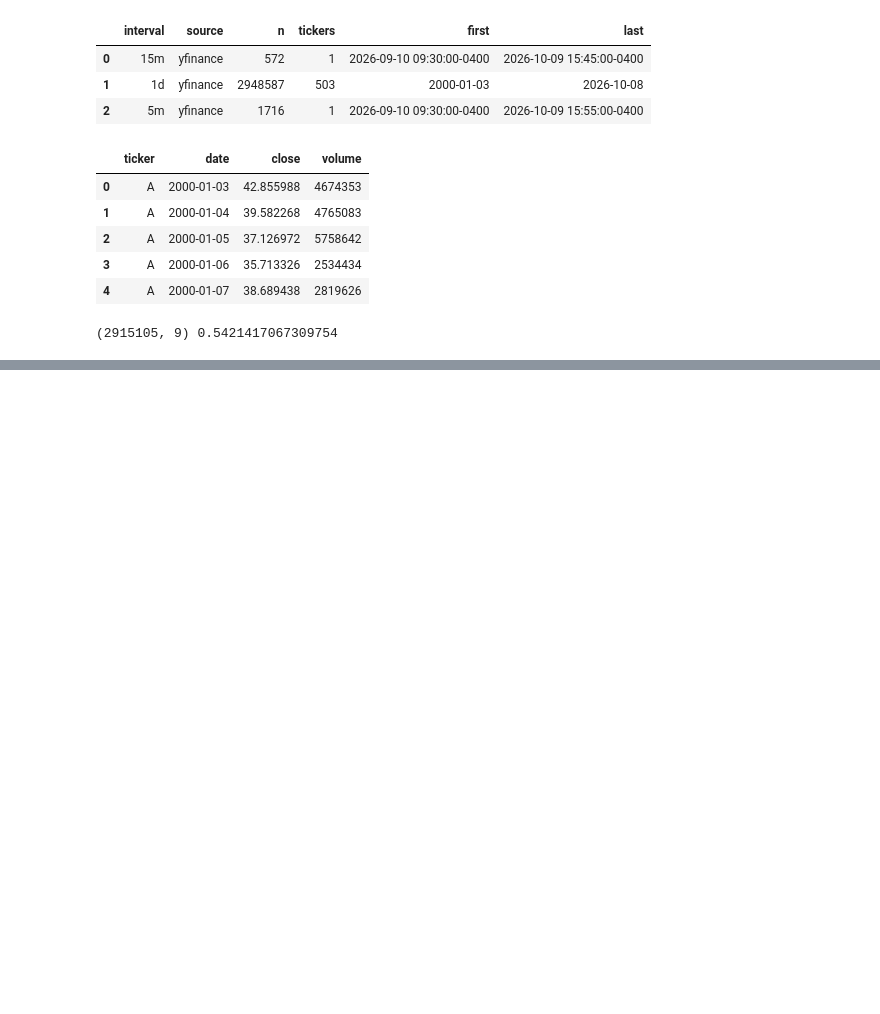
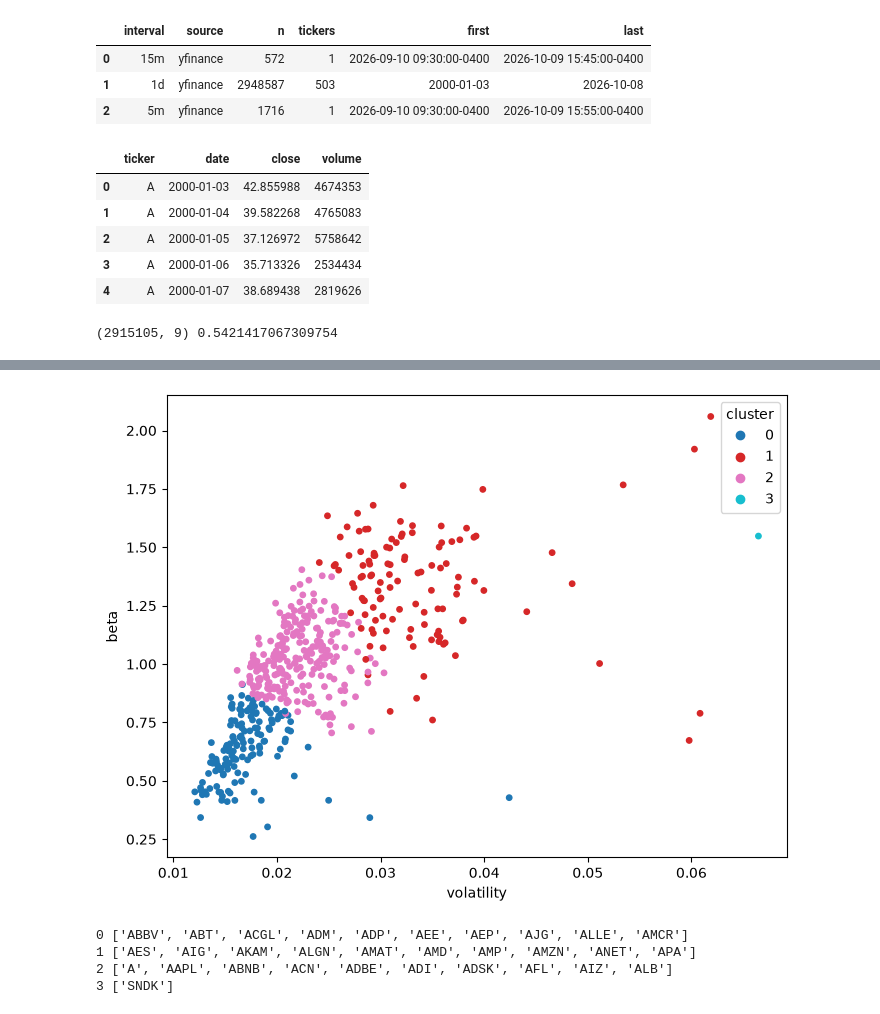
Before and after one commit to mpatelgr/finance-data-pipeline, a Jupyter notebook: notebooks/01_scikit_test.ipynb, the cells around one changed output, grey strips where cells are left out. Drawn from its saved outputs; the diff is of its cells as text; code cells hidden in the pictures; blank space fills up the shorter version.

Commit message:
tested sklearn kmeans

```diff
--- a/notebooks/01_scikit_test.ipynb
+++ b/notebooks/01_scikit_test.ipynb
@@ -202,0 +252,27 @@ dtype: float64
+# %%
+from sklearn.cluster import KMeans
+from sklearn.preprocessing import StandardScaler
+
+
+def cluster_stocks(profiles, n_clusters=4):
+    """Group tickers into clusters based on their profile statistics.
+
+    Parameters
+    ----------
+    profiles : pandas.DataFrame
+        Output of ``stock_profiles``.
+    n_clusters : int, optional
+        Number of groups to find. Default is 4.
+
+    Returns
+    -------
+    pandas.Series
+        Cluster label for each ticker, indexed by ticker.
+    """
+    scaled = StandardScaler().fit_transform(profiles)  # put columns on equal footing
+    km = KMeans(n_clusters=n_clusters, n_init=10, random_state=0)
+    return pd.Series(km.fit_predict(scaled), index=profiles.index, name="cluster")
+
+
+profiles["cluster"] = cluster_stocks(profiles, n_clusters=4)
+profiles.groupby("cluster").agg(["mean", "count"]).round(4)
@@ -202,0 +287,20 @@ dtype: float64
+# %%
+import matplotlib.pyplot as plt
+
+fig, ax = plt.subplots(figsize=(8, 6))
+scatter = ax.scatter(
+    profiles["volatility"], profiles["beta"], c=profiles["cluster"], cmap="tab10", s=15
+)
+ax.set_xlabel("volatility")
+ax.set_ylabel("beta")
+ax.legend(*scatter.legend_elements(), title="cluster")
+plt.show()
+
+for c in sorted(profiles["cluster"].unique()):
+    print(c, list(profiles[profiles["cluster"] == c].index[:10]))
+# %% [output]
+[figure, added]
+0 ['ABBV', 'ABT', 'ACGL', 'ADM', 'ADP', 'AEE', 'AEP', 'AJG', 'ALLE', 'AMCR']
+1 ['AES', 'AIG', 'AKAM', 'ALGN', 'AMAT', 'AMD', 'AMP', 'AMZN', 'ANET', 'APA']
+2 ['A', 'AAPL', 'ABNB', 'ACN', 'ADBE', 'ADI', 'ADSK', 'AFL', 'AIZ', 'ALB']
+3 ['SNDK']
```
Also changed, not shown: parts of 3 cells of this notebook.
